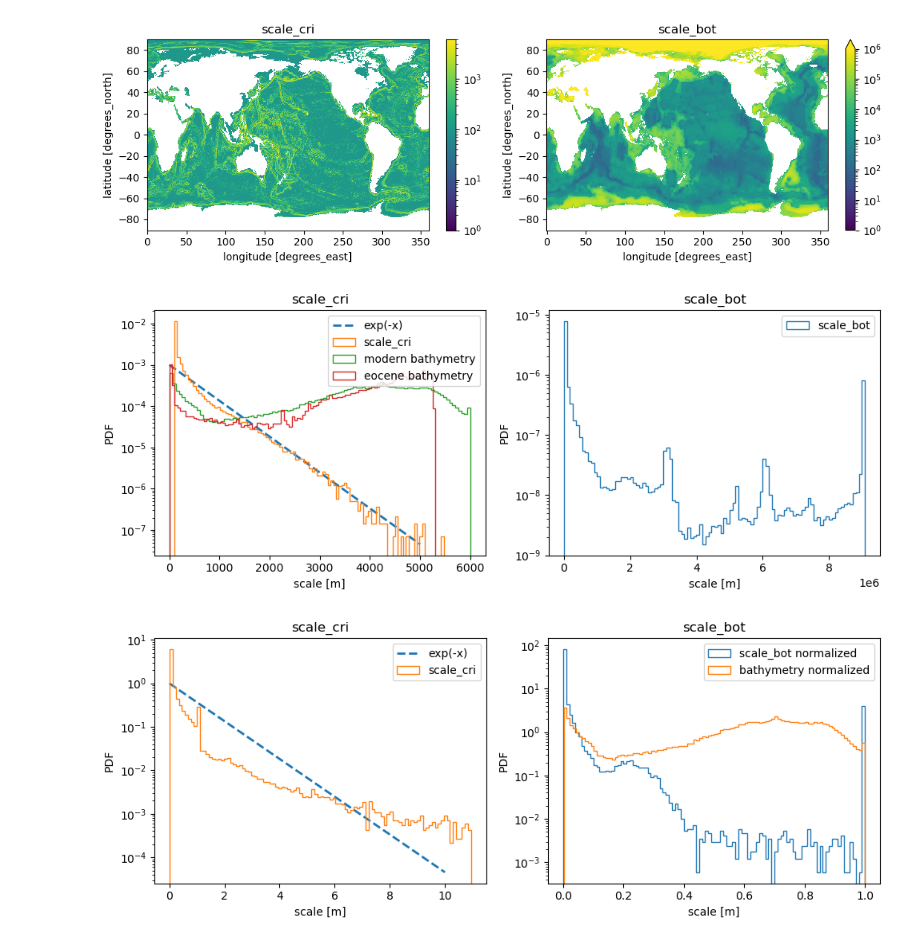
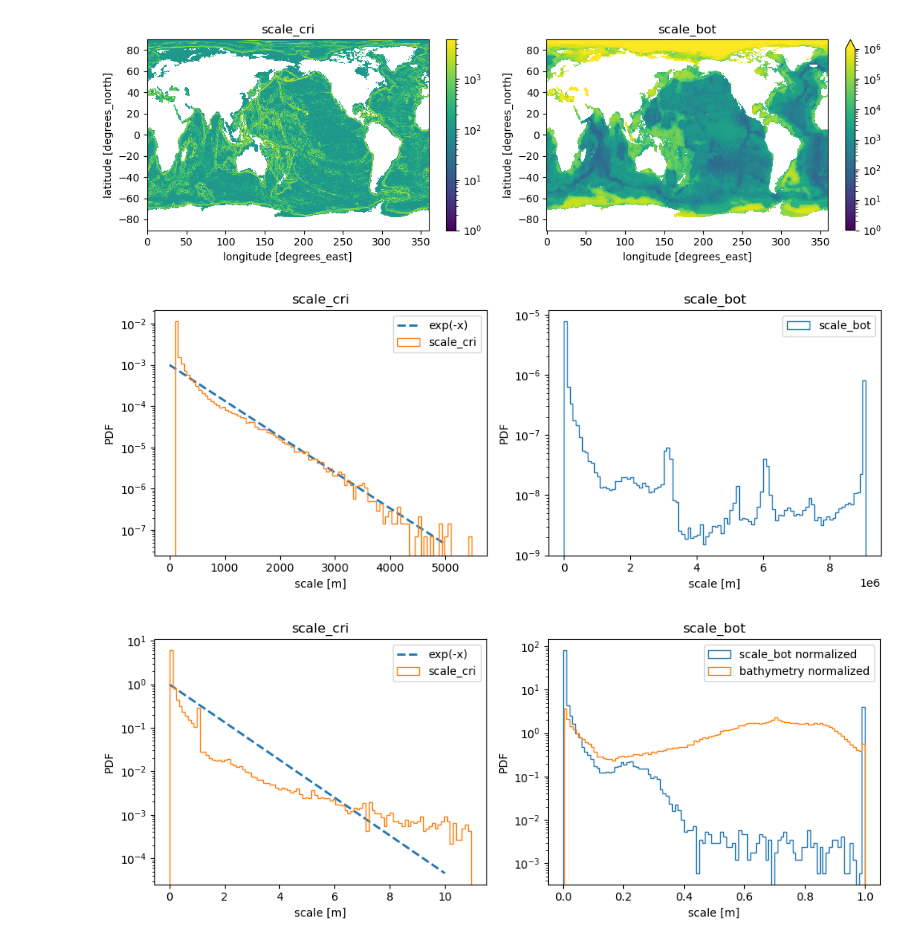
Before and after one commit to asozza/ecearth-quests, a Jupyter notebook: epochal/analysis/iwm-analysis.ipynb, the cells around one changed output. Saved outputs shown, nothing was run; the diff lists cells and outputs as text; code cells hidden in the pictures.

```diff
--- a/epochal/analysis/iwm-analysis.ipynb
+++ b/epochal/analysis/iwm-analysis.ipynb
@@ -154,28 +151,28 @@ plt.tight_layout()
 # %%
 fig, axes = plt.subplots(1, 2, figsize=(10, 4))
 
 x = np.linspace(0, 5000, 100)
 y = 0.001*np.exp(-x/500)
 axes[0].plot(x, y, linewidth=2, label="exp(-x)", ls='--')
 axes[0].hist(iwm_modern['scale_cri'].values.flatten(), density=True, bins=100, histtype="step", label='scale_cri')
-axes[0].hist(iwm_modern['bathymetry'].values.flatten(), density=True, bins=100, histtype="step", label='modern bathymetry')
-axes[0].hist(topo_eocene['bathymetry'].values.flatten(), density=True, bins=100, histtype="step", label='eocene bathymetry')
+#axes[0].hist(iwm_modern['bathymetry'].values.flatten(), density=True, bins=100, histtype="step", label='modern bathymetry')
+#axes[0].hist(topo_eocene['bathymetry'].values.flatten(), density=True, bins=100, histtype="step", label='eocene bathymetry')
 axes[0].set_title("scale_cri")
 axes[0].set_yscale('log')
 axes[0].set_ylabel('PDF')
 axes[0].set_xlabel('scale [m]')
 axes[0].legend(loc="upper right")
 
 axes[1].hist(iwm_modern['scale_bot'].values.flatten(), density=True, bins=100, histtype="step", label='scale_bot')
 axes[1].set_title("scale_bot")
 axes[1].set_yscale('log')
 axes[1].set_ylabel('PDF')
 axes[1].set_xlabel('scale [m]')
 axes[1].legend(loc="upper right")
 
 plt.tight_layout()
 # %% [output]
-[figure, old version]
+[figure, new version]
 # %%
 fig, axes = plt.subplots(1, 2, figsize=(10, 4))
 
```
Also changed, not shown: parts of 18 cells of this notebook.
